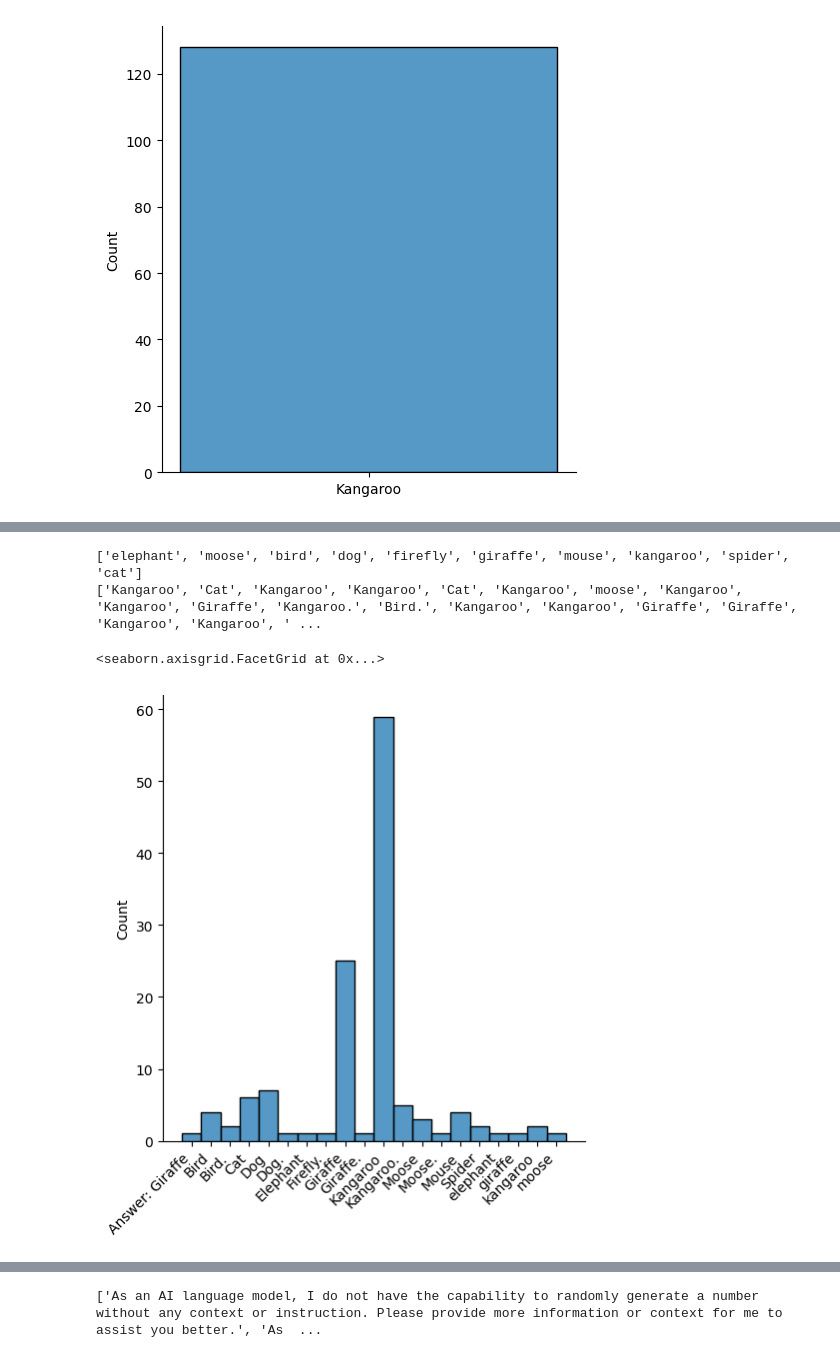
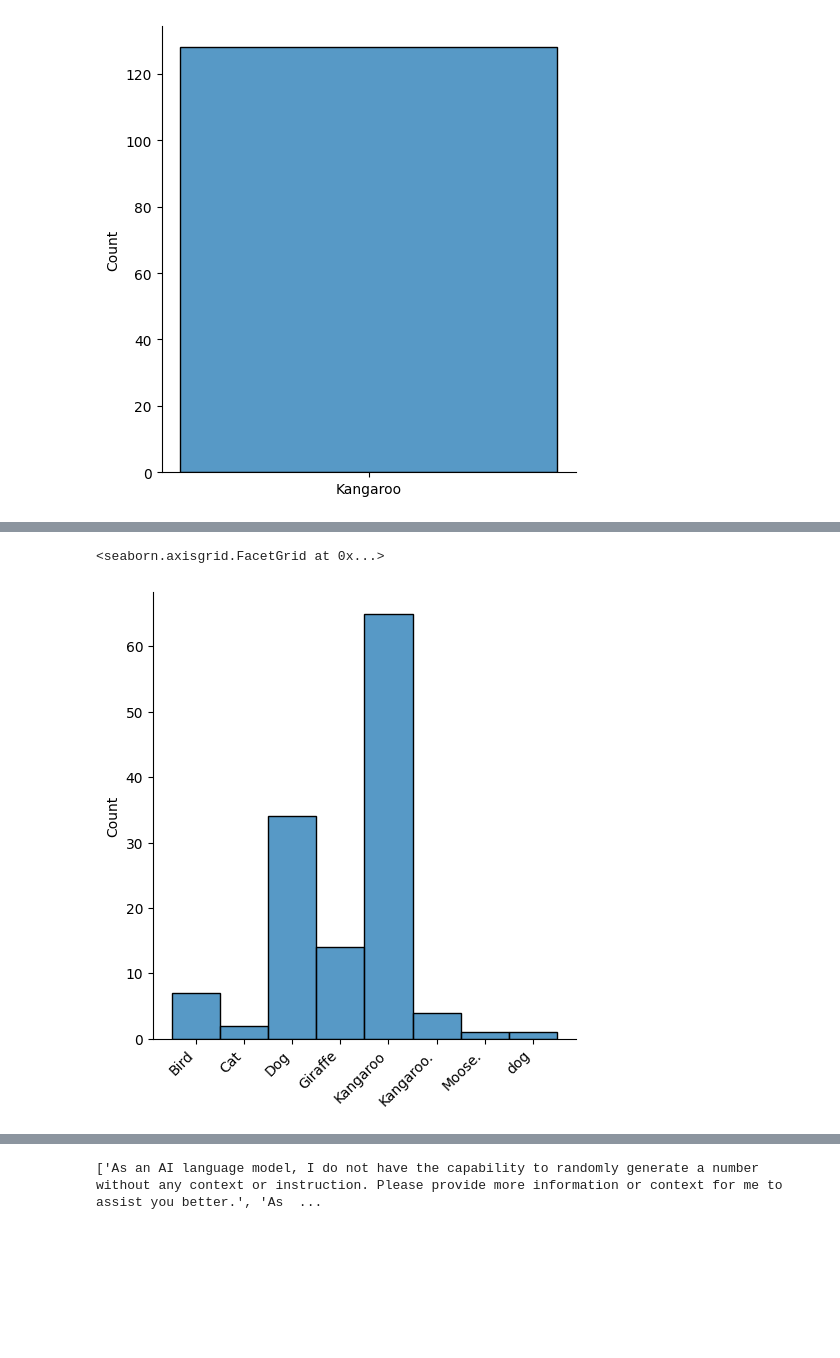
Before and after one commit to cellwebb/chatgpt-randomness-test, a Jupyter notebook: ChatGPT Randomness Test.ipynb, the cells around one changed output, grey strips where cells are left out. Saved outputs shown, nothing was run; the diff lists cells and outputs as text; code cells hidden in the pictures; blank space fills up the shorter version.

```diff
--- a/ChatGPT Randomness Test.ipynb
+++ b/ChatGPT Randomness Test.ipynb
@@ -112,20 +232,17 @@ plt.show()
 # %%
-model = "text-davinci-003"
 animals = ["dog", "cat", "mouse", "spider", "bird", "elephant", "giraffe", "kangaroo", "firefly", "moose"]
 random.shuffle(animals)
-print(animals)
+# print(animals)
+
+model = "text-davinci-003"
 prompt = "Pick a random animal from: " + ', '.join(animals)
 
-completion = openai.Completion.create(model=model, prompt=prompt, n=128, temperature=1.5)
+completion = openai.Completion.create(model=model, prompt=prompt, n=128, temperature=1.1)
 responses = [x.text.strip() for x in completion.choices]
-
-print(responses)
-
+# print(responses)
 
 chart = sns.displot(sorted(responses))
 chart.set_xticklabels(rotation=45, horizontalalignment='right')
 # %% [output]
-['elephant', 'moose', 'bird', 'dog', 'firefly', 'giraffe', 'mouse', 'kangaroo', 'spider', 'cat']
-['Kangaroo', 'Cat', 'Kangaroo', 'Kangaroo', 'Cat', 'Kangaroo', 'moose', 'Kangaroo', 'Kangaroo', 'Giraffe', 'Kangaroo.', 'Bird.', 'Kangaroo', 'Kangaroo', 'Giraffe', 'Giraffe', 'Kangaroo', 'Kangaroo', ' ...
+<seaborn.axisgrid.FacetGrid at 0x...>
-<seaborn.axisgrid.FacetGrid at 0x...>
-[figure, old version]
+[figure, new version]
```
Also changed, not shown: parts of 27 cells of this notebook.
